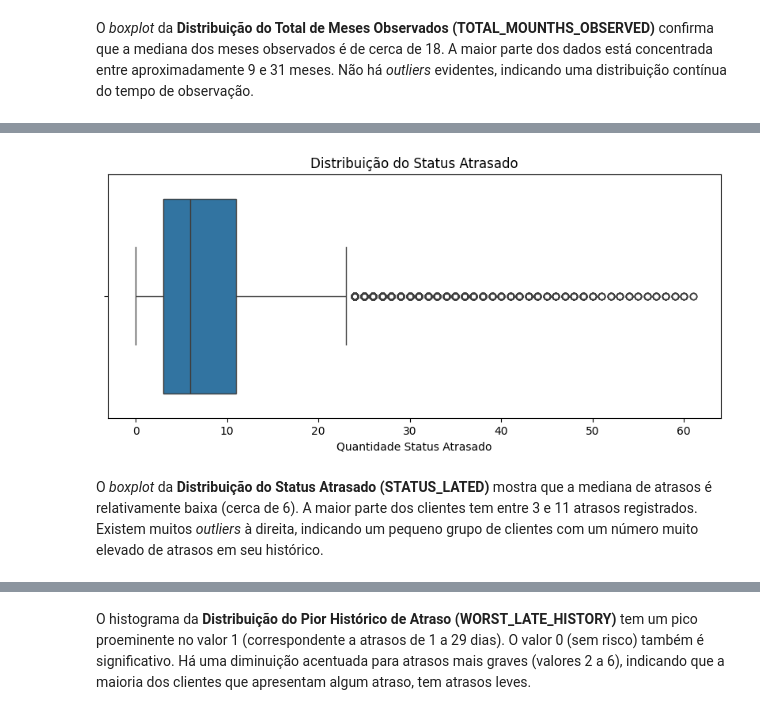
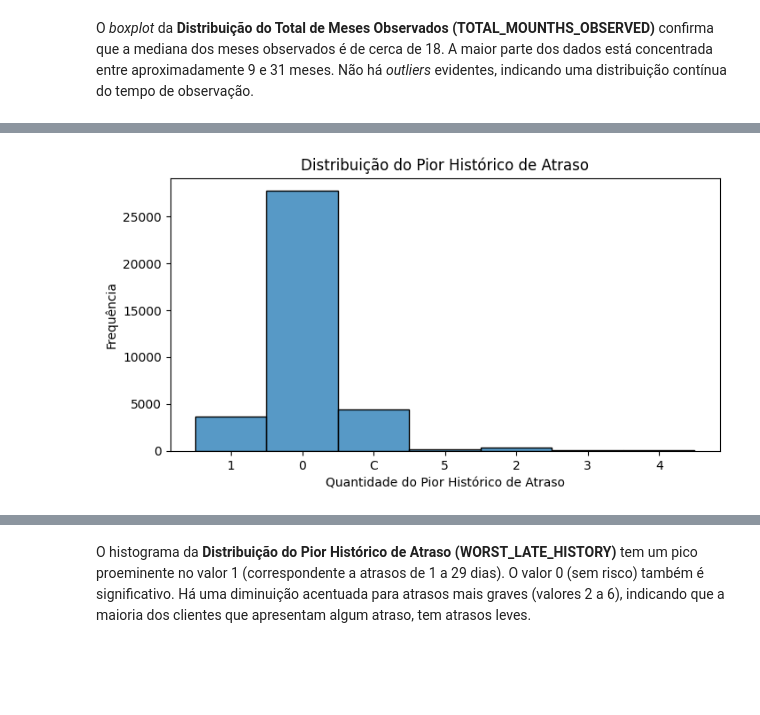
Before and after one commit to Ginkno/postech-tech-challenge-fase2-grupo1-12dtat, a Jupyter notebook: notebooks/ 01_eda.ipynb, the cells around one changed output, grey strips where cells are left out. Saved outputs shown, nothing was run; the diff lists cells and outputs as text; code cells hidden in the pictures; blank space fills up the shorter version.

Commit message:
add: inclusão gráficos de relação de atrasos

```diff
--- a/notebooks/ 01_eda.ipynb
+++ b/notebooks/ 01_eda.ipynb
@@ -407,7 +407,7 @@ late_12m = df_12m.groupby("ID")["IS_LATE"].any().astype(int).rename("LATE_12M")
 # 4. Pior histórico de atraso (WORST_LATE)
 # -------------------------------------------------------------------------
 # Pega o maior nível numérico de atraso e mapeia de volta para a flag original
-worst_num = df_status_agreggated.groupby("ID")["STATUS"].max()
+worst_num = df_status_agreggated.groupby("ID")["STATUS_NUM"].max()
 num_to_status = {0: "C", 1: "0", 2: "1", 3: "2", 4: "3", 5: "4", 6: "5"}
 worst_late = worst_num.map(num_to_status).rename("WORST_LATE")
 
@@ -492,15 +492,3 @@ Primeiras 5 linhas do df_final:
 | 3 | 5008808 | F | N | Y | 0 | 270000.0 | Commercial associate | ... |
 | 4 | 5008809 | F | N | Y | 0 | 270000.0 | Commercial associate | ... |
 Dimensão do df_final: (36457, 30)
-# %%
-# Criar a variável alvo binária IS_BAD_PAYER
-# 1 se WORST_LATE_HISTORY > 1 (mau pagador),
-# 0 caso contrário (bom pagador ou sem atrasos significativos)
-
-df_final["IS_BAD_PAYER"] = (df_final["WORST_LATE_HISTORY"] > 1).astype(int)
-
-print("Contagem de 'bons' e 'maus' pagadores:")
-display(df_final['IS_BAD_PAYER'].value_counts())
-
-print("Proporção de 'bons' e 'maus' pagadores:")
-display(df_final["IS_BAD_PAYER"].value_counts(normalize=True).mul(100).apply(lambda x: f'{x:.2f}%'))
@@ -837,12 +887,10 @@ O histograma da **Distribuição do Status Atrasado (STATUS_LATED)** revela que
 # %%
-#Boxplot para TOTAL_MOUNTHS_OBSERVED.
-
-plt.figure(figsize=(10,4))
-sns.boxplot(x=df_final["STATUS_LATED"])
-plt.title('Distribuição do Status Atrasado')
-plt.xlabel('Quantidade Status Atrasado')
+#Histograma para WORST_LATE_HISTORY.
+plt.figure(figsize=(8,4))
+sns.histplot(df_final["WORST_LATE"])
+plt.title('Distribuição do Pior Histórico de Atraso')
+plt.xlabel('Quantidade do Pior Histórico de Atraso')
+plt.ylabel('Frequência')
 plt.show()
 # %% [output]
-[figure, old version]
+[figure, new version]
-# %% [markdown]
-O *boxplot* da **Distribuição do Status Atrasado (STATUS_LATED)** mostra que a mediana de atrasos é relativamente baixa (cerca de 6). A maior parte dos clientes tem entre 3 e 11 atrasos registrados. Existem muitos *outliers* à direita, indicando um pequeno grupo de clientes com um número muito elevado de atrasos em seu histórico.
```
Also changed, not shown: parts of 27 cells of this notebook.
